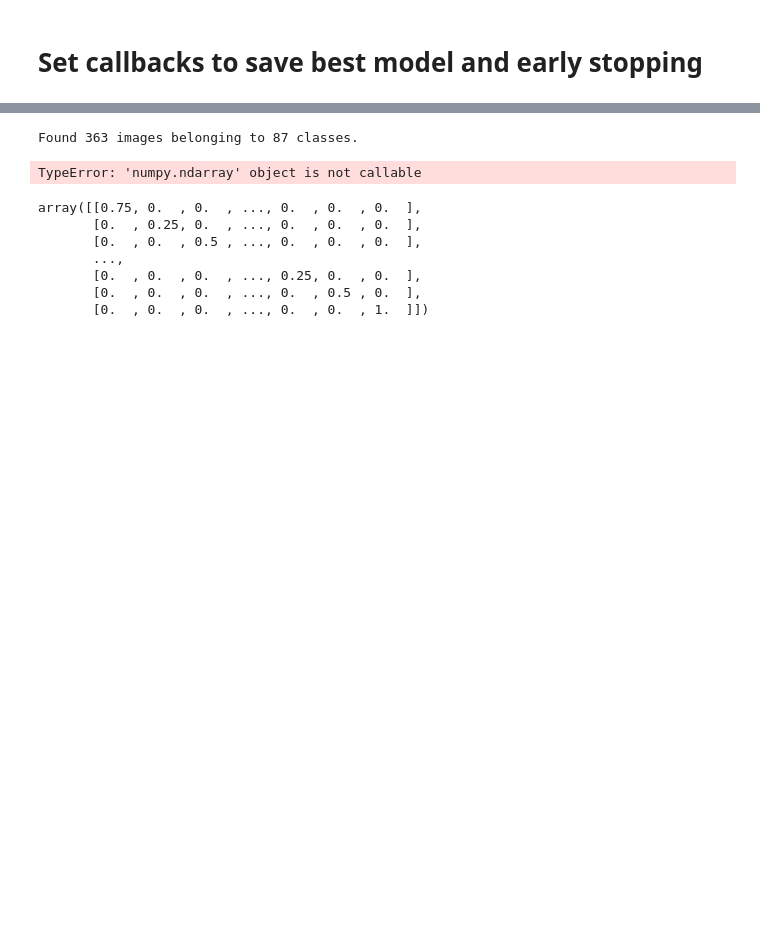
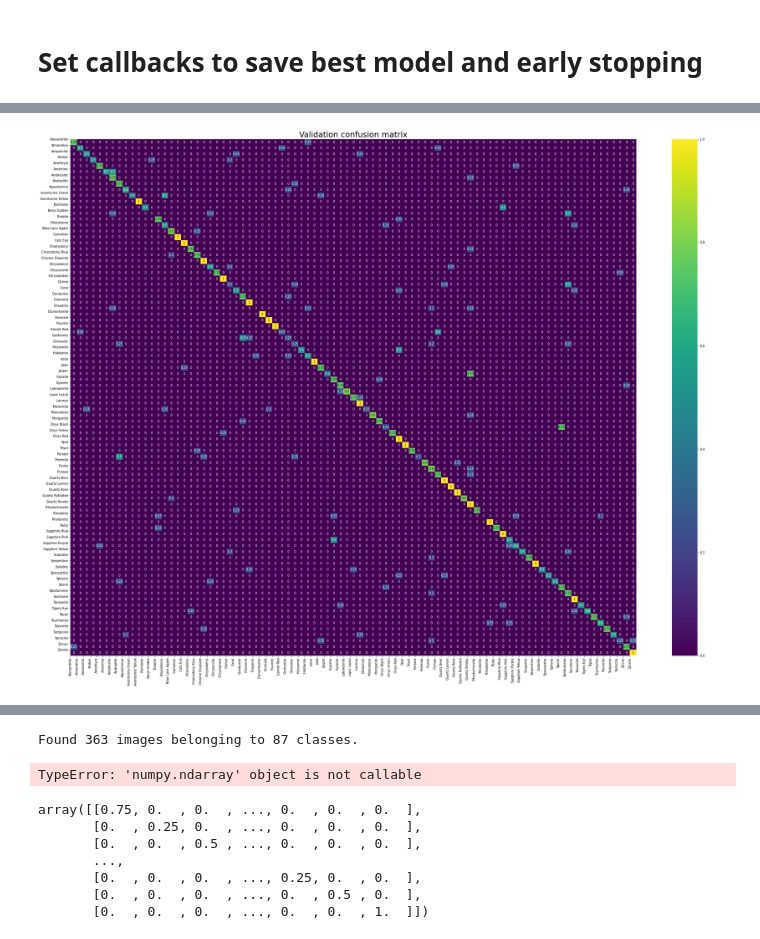
Before and after one commit to loremendez/Gemstones, a Jupyter notebook: Gemstones.ipynb, the cells around one changed output, grey strips where cells are left out. Cells and saved outputs as stored; diff of their text form; code cells hidden in the pictures; blank space fills up the shorter version.

```diff
--- a/Gemstones.ipynb
+++ b/Gemstones.ipynb
@@ -422,0 +489,8 @@ plt.show()
+# %%
+#LOAD the best model
+
+try:
+    del(model)
+except:
+    pass
+model = tf.keras.models.load_model(model_path)
@@ -422,0 +499,35 @@ plt.show()
+# %%
+def plot_confusion_matrix(data_gen, title=''):
+    n_batches = int(np.ceil(data_gen.n/BATCH_SIZE))
+    classes_df = pd.DataFrame()
+
+    for batch in np.arange(n_batches):
+        classes = np.argmax(data_gen[batch][1], axis=1)
+        temp_df = pd.DataFrame(classes)
+        classes_df = classes_df.append(temp_df, ignore_index=True)
+    classes_df.columns = ['true_class']
+
+    #logits and probs
+    logits = model.predict(data_gen)
+    probs = tf.keras.activations.softmax(tf.constant(logits)).numpy()
+
+    classes_df['predicted_class'] = np.argmax(probs, axis=1)
+
+    conf_matrix = confusion_matrix(classes_df.true_class.values,
+                                    classes_df.predicted_class.values,
+                                    labels=np.arange(n_classes))
+    conf_matrix_norm = conf_matrix / conf_matrix.sum(axis=1)
+
+    plt.figure(figsize=(40,30))
+    sns.heatmap(conf_matrix_norm,
+                cmap='viridis',
+                annot=conf_matrix_norm,
+                vmin=0, vmax=1,)
+    _ = plt.title(title, fontsize=25)
+    _ = plt.yticks(np.arange(len(class_indices)), labels=class_indices.keys(), rotation=0)
+    _ = plt.xticks(np.arange(len(class_indices)), labels=class_indices.keys(), rotation=90)
+# %%
+#VALIDATION SET
+plot_confusion_matrix(val_data, 'Validation confusion matrix')
+# %% [output]
+[figure, added]
```
Also changed, not shown: parts of 21 cells of this notebook, 2 other files.
